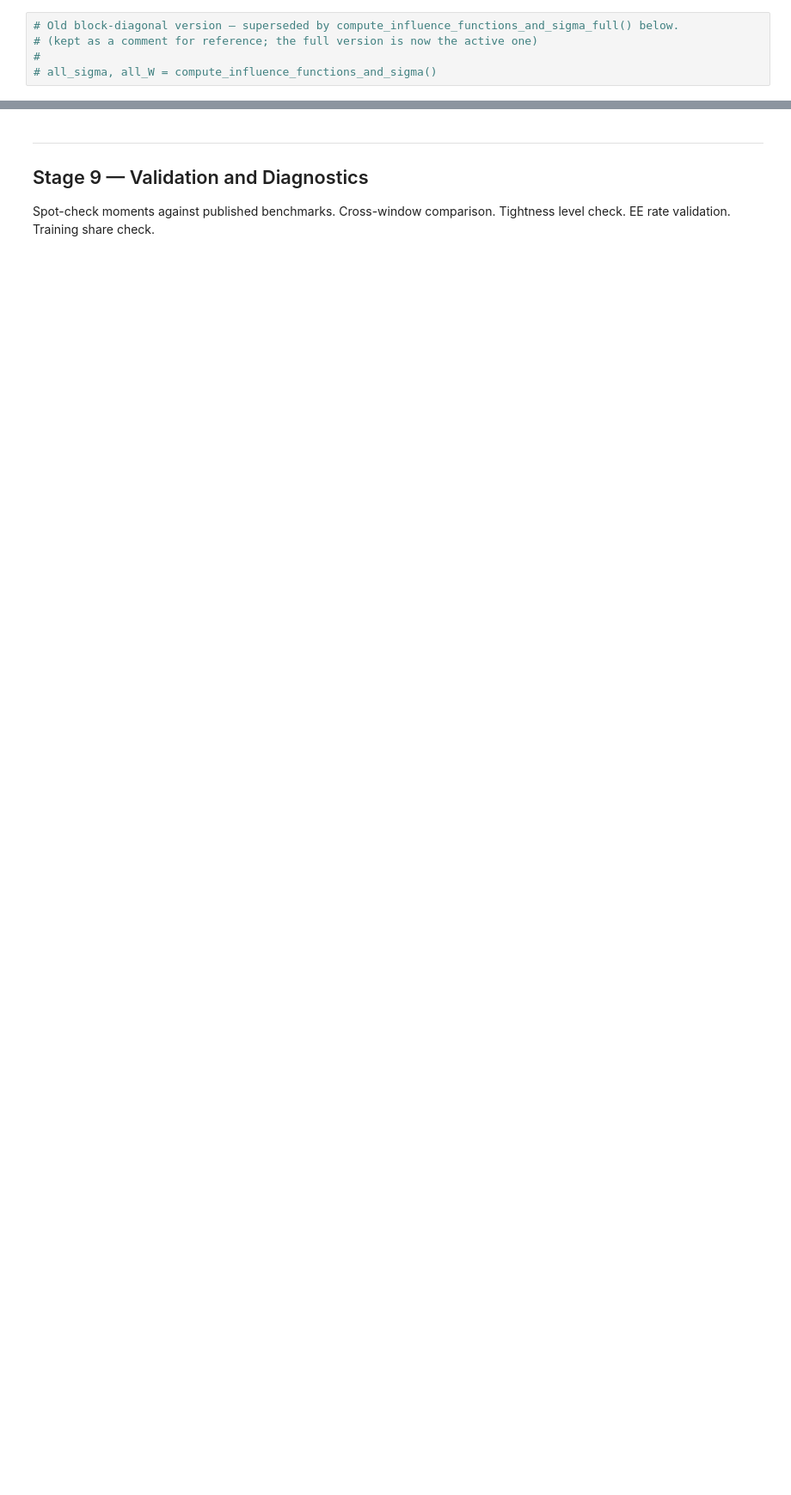
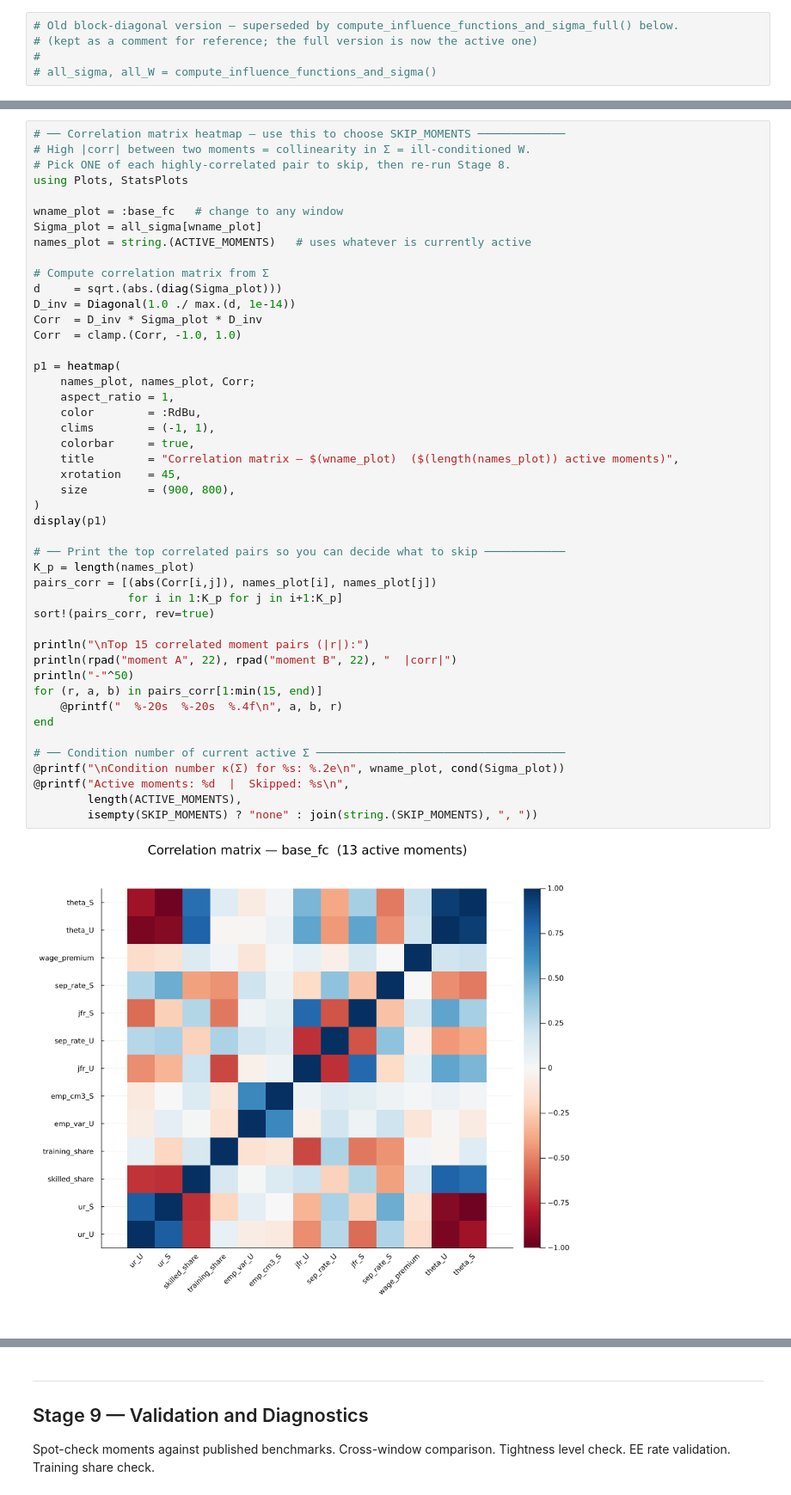
Before and after one commit to RamziChariag/DMP_labour_market_choice, a Jupyter notebook: code/notebooks/data_pipeline_v6.ipynb, the cells around one changed output, grey strips where cells are left out. Shown at 86% size. Saved outputs shown, nothing was run; the diff lists cells and outputs as text; blank space fills up the shorter version.

```diff
--- a/code/notebooks/data_pipeline_v6.ipynb
+++ b/code/notebooks/data_pipeline_v6.ipynb
@@ -2355 +2389,49 @@ all_sigma, all_W = compute_influence_functions_and_sigma_full()
 (Dict(:crisis_covid => [0.17252412582587837 0.18292137126067215 … -0.14066653890989728 -0.15186522282857892; 0.18292137126067215 0.1971652153282049 … -0.15804416412943006 -0.17220886571540123; … ; -0. ...
+# %%
+# ── Correlation matrix heatmap — use this to choose SKIP_MOMENTS ─────────────
+# High |corr| between two moments = collinearity in Σ = ill-conditioned W.
+# Pick ONE of each highly-correlated pair to skip, then re-run Stage 8.
+using Plots, StatsPlots
+
+wname_plot = :base_fc   # change to any window
+Sigma_plot = all_sigma[wname_plot]
+names_plot = string.(ACTIVE_MOMENTS)   # uses whatever is currently active
+
+# Compute correlation matrix from Σ
+d     = sqrt.(abs.(diag(Sigma_plot)))
+D_inv = Diagonal(1.0 ./ max.(d, 1e-14))
+Corr  = D_inv * Sigma_plot * D_inv
+Corr  = clamp.(Corr, -1.0, 1.0)
+
+p1 = heatmap(
+    names_plot, names_plot, Corr;
+    aspect_ratio = 1,
+    color        = :RdBu,
+    clims        = (-1, 1),
+    colorbar     = true,
+    title        = "Correlation matrix — $(wname_plot)  ($(length(names_plot)) active moments)",
+    xrotation    = 45,
+    size         = (900, 800),
+)
+display(p1)
+
+# ── Print the top correlated pairs so you can decide what to skip ────────────
+K_p = length(names_plot)
+pairs_corr = [(abs(Corr[i,j]), names_plot[i], names_plot[j])
+              for i in 1:K_p for j in i+1:K_p]
+sort!(pairs_corr, rev=true)
+
+println("\nTop 15 correlated moment pairs (|r|):")
+println(rpad("moment A", 22), rpad("moment B", 22), "  |corr|")
+println("-"^50)
+for (r, a, b) in pairs_corr[1:min(15, end)]
+    @printf("  %-20s  %-20s  %.4f\n", a, b, r)
+end
+
+# ── Condition number of current active Σ ─────────────────────────────────────
+@printf("\nCondition number κ(Σ) for %s: %.2e\n", wname_plot, cond(Sigma_plot))
+@printf("Active moments: %d  |  Skipped: %s\n",
+        length(ACTIVE_MOMENTS),
+        isempty(SKIP_MOMENTS) ? "none" : join(string.(SKIP_MOMENTS), ", "))
+# %% [output]
+[figure, added]
```
Also changed, not shown: parts of 15 cells of this notebook, 8 other files.
